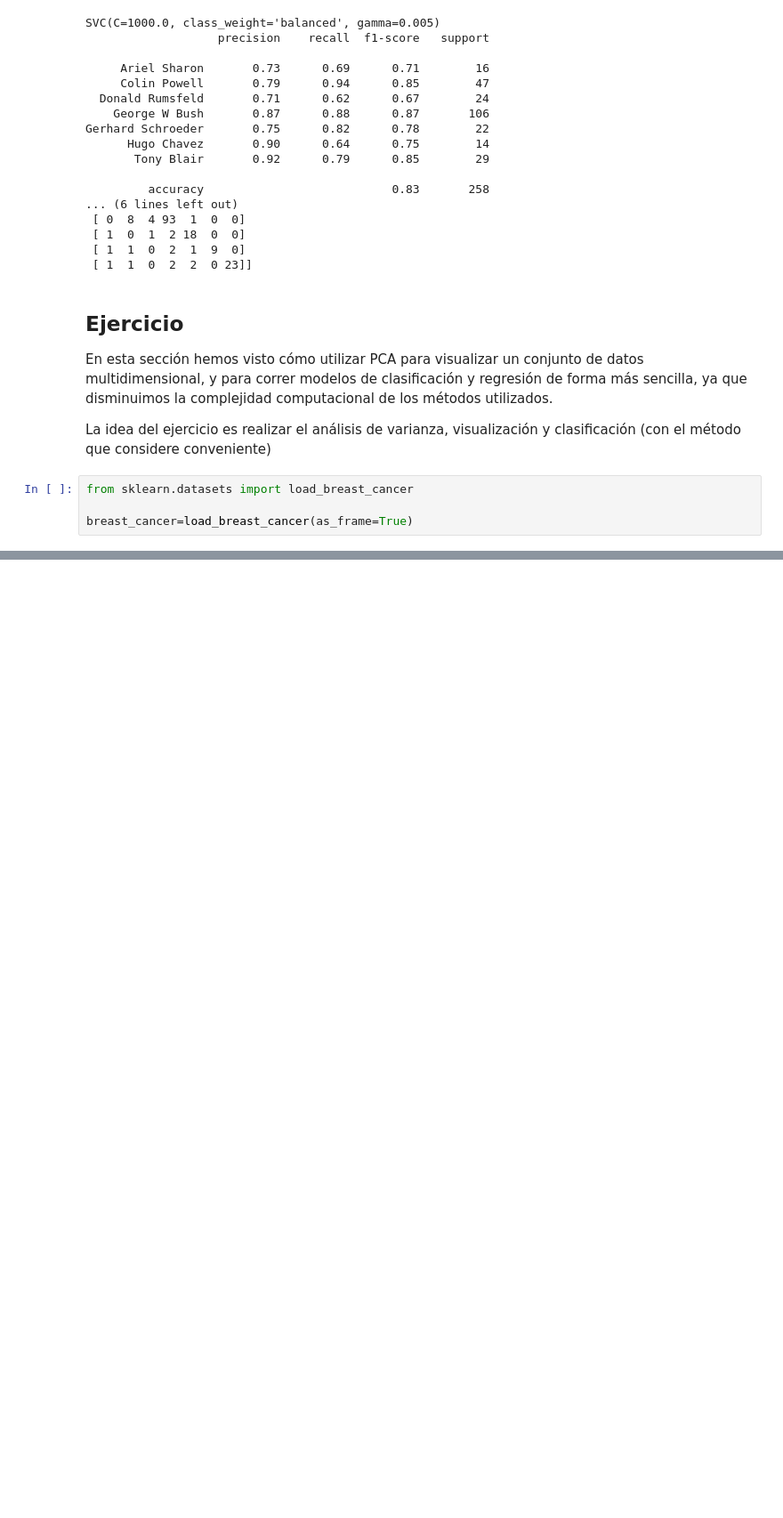
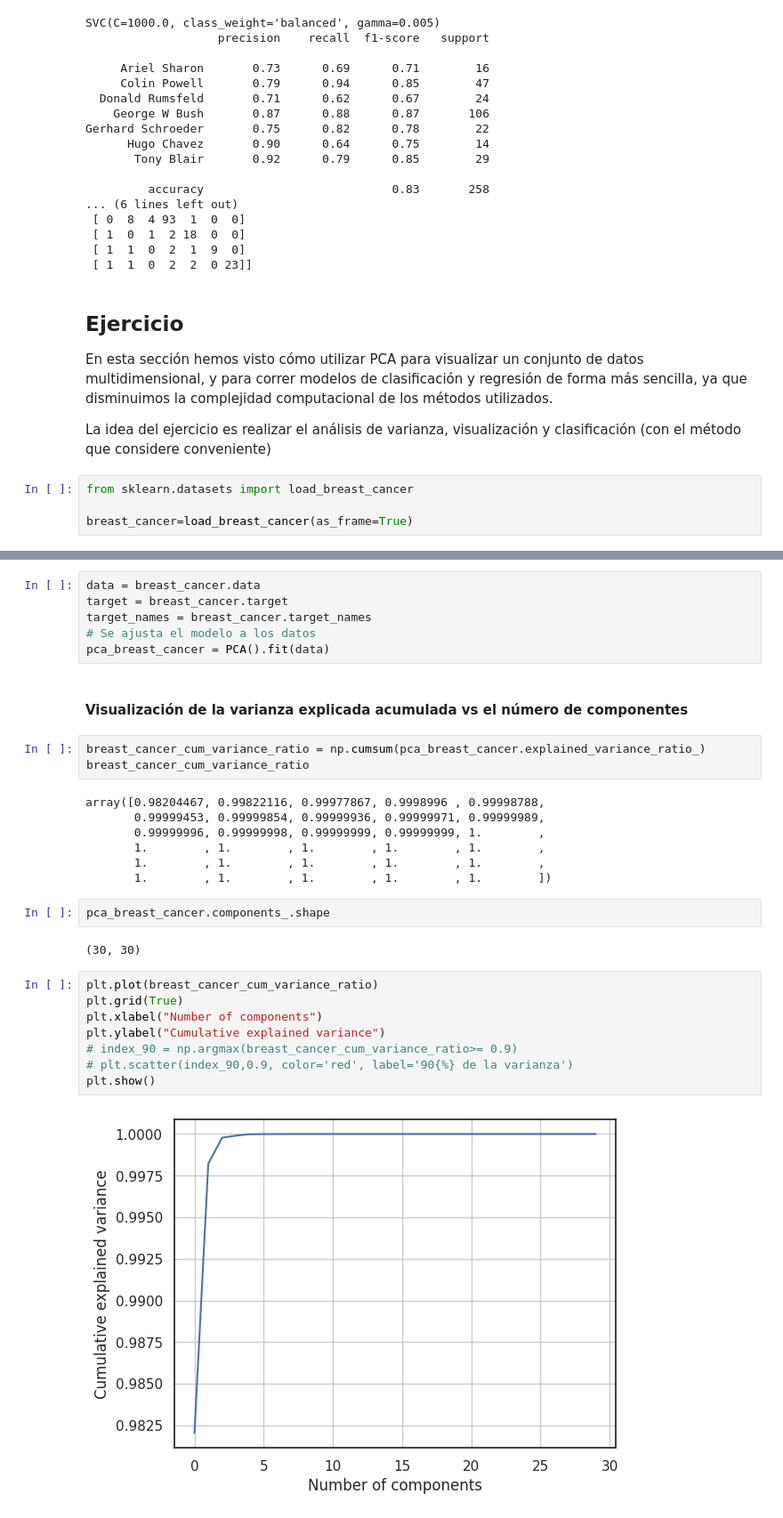
Before and after one commit to dcrovo/ML-Workshops, a Jupyter notebook: Lab5/Aprendizaje_de_máquina_PCA_.ipynb, the cells around one changed output, grey strips where cells are left out. Shown at 89% size. Cells and saved outputs as stored; diff of their text form; blank space fills up the shorter version.

```diff
--- a/Lab5/Aprendizaje_de_máquina_PCA_.ipynb
+++ b/Lab5/Aprendizaje_de_máquina_PCA_.ipynb
@@ -631,0 +646,32 @@ breast_cancer.data
+# %%
+data = breast_cancer.data
+target = breast_cancer.target
+target_names = breast_cancer.target_names
+# Se ajusta el modelo a los datos
+pca_breast_cancer = PCA().fit(data)
+# %% [markdown]
+#### Visualización de la varianza explicada acumulada vs el número de componentes
+# %%
+breast_cancer_cum_variance_ratio = np.cumsum(pca_breast_cancer.explained_variance_ratio_)
+breast_cancer_cum_variance_ratio
+# %% [output]
+array([0.98204467, 0.99822116, 0.99977867, 0.9998996 , 0.99998788,
+       0.99999453, 0.99999854, 0.99999936, 0.99999971, 0.99999989,
+       0.99999996, 0.99999998, 0.99999999, 0.99999999, 1.        ,
+       1.        , 1.        , 1.        , 1.        , 1.        ,
+       1.        , 1.        , 1.        , 1.        , 1.        ,
+       1.        , 1.        , 1.        , 1.        , 1.        ])
+# %%
+pca_breast_cancer.components_.shape
+# %% [output]
+(30, 30)
+# %%
+plt.plot(breast_cancer_cum_variance_ratio)
+plt.grid(True)
+plt.xlabel("Number of components")
+plt.ylabel("Cumulative explained variance")
+# index_90 = np.argmax(breast_cancer_cum_variance_ratio>= 0.9)
+# plt.scatter(index_90,0.9, color='red', label='90{%} de la varianza')
+plt.show()
+# %% [output]
+[figure, added]
```
Also changed, not shown: parts of 24 cells of this notebook.
